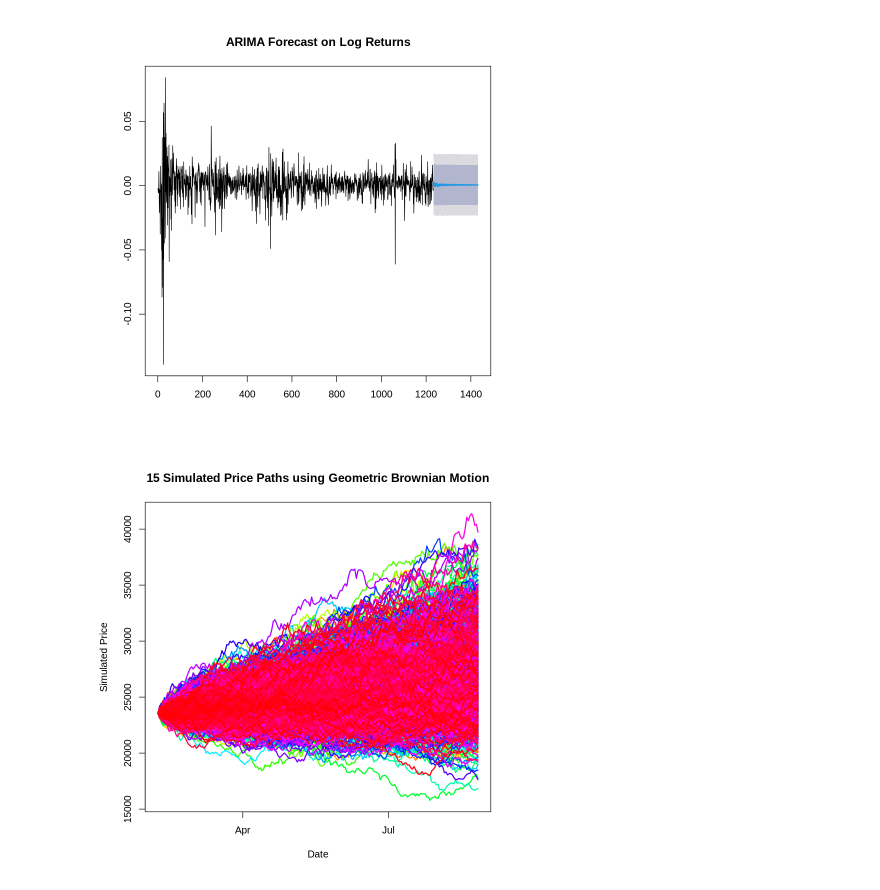
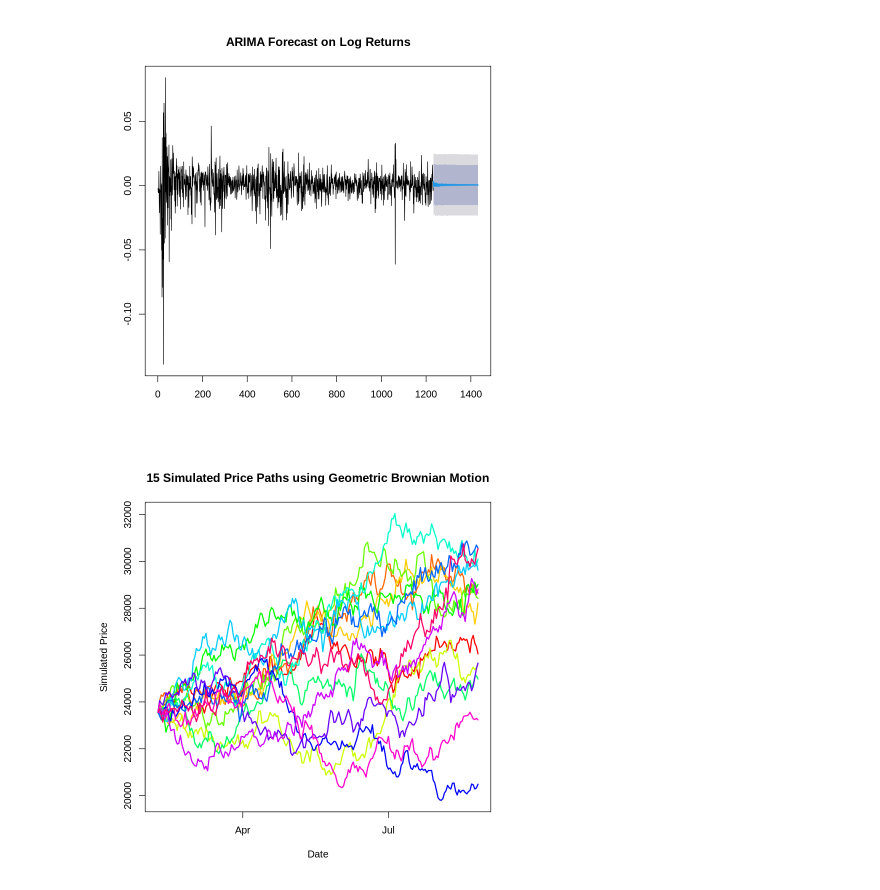
Before and after one commit to vkthakur90/AI_Applications, a Jupyter notebook: NIFTY_ARIMA_and_GARCH_in_R.ipynb, the cells around one changed output. Cells and saved outputs as stored; diff of their text form; code cells hidden in the pictures.

```diff
--- a/NIFTY_ARIMA_and_GARCH_in_R.ipynb
+++ b/NIFTY_ARIMA_and_GARCH_in_R.ipynb
@@ -138,7 +138,7 @@ pacf(arima_resid, main = "PACF of Residue")
 # Specify a standard GARCH(1,1) model.
 # Here, we model only the variance with GARCH; the mean model is assumed to be zero.
 garch_spec <- ugarchspec(
-  variance.model = list(model = "sGARCH", garchOrder = c(10, 30)),
+  variance.model = list(model = "sGARCH", garchOrder = c(30, 30)),
   mean.model = list(armaOrder = c(0, 0), include.mean = TRUE),
   distribution.model = "std"  # Student's t-distribution to account for fat tails
 )
@@ -169,7 +169,7 @@ Elapsed time : 2.640458
 n_sim <- 200
 # %%
 # Number of simulated paths
-n_paths <- 1000
+n_paths <- 10000
 # %%
 # 7. Forecasting
 # Forecast 20 periods ahead using the ARIMA model.
@@ -211,6 +211,8 @@ for (j in 1:n_paths) {
     sim_prices_matrix[i + 1, j] <- sim_prices_matrix[i, j] * exp(simulated_log_return)
   }
 }
+# %%
+sample_path = sim_prices_matrix[, 1:15]
 # %%
 # Create a time index for simulation output.
 # Starting at the last available date from the observed data.
@@ -218,11 +220,11 @@ last_date <- index(close)[length(close)]
 sim_dates <- seq.Date(from = last_date, by = "days", length.out = n_sim + 1)
 # %%
 # Plot the simulated paths using different colors for each path.
-matplot(sim_dates, sim_prices_matrix, type = "l", lty = 1, lwd = 2,
-        col = rainbow(n_paths), xlab = "Date", ylab = "Simulated Price",
+matplot(sim_dates, sample_path, type = "l", lty = 1, lwd = 2,
+        col = rainbow(15), xlab = "Date", ylab = "Simulated Price",
         main = "15 Simulated Price Paths using Geometric Brownian Motion")
 # %% [output]
-[figure, old version]
+[figure, new version]
 # %%
 # For VaR, we examine the distribution of terminal (final) simulated prices.
 final_prices <- sim_prices_matrix[n_sim + 1, ]
```
Also changed, not shown: parts of 3 cells of this notebook.
